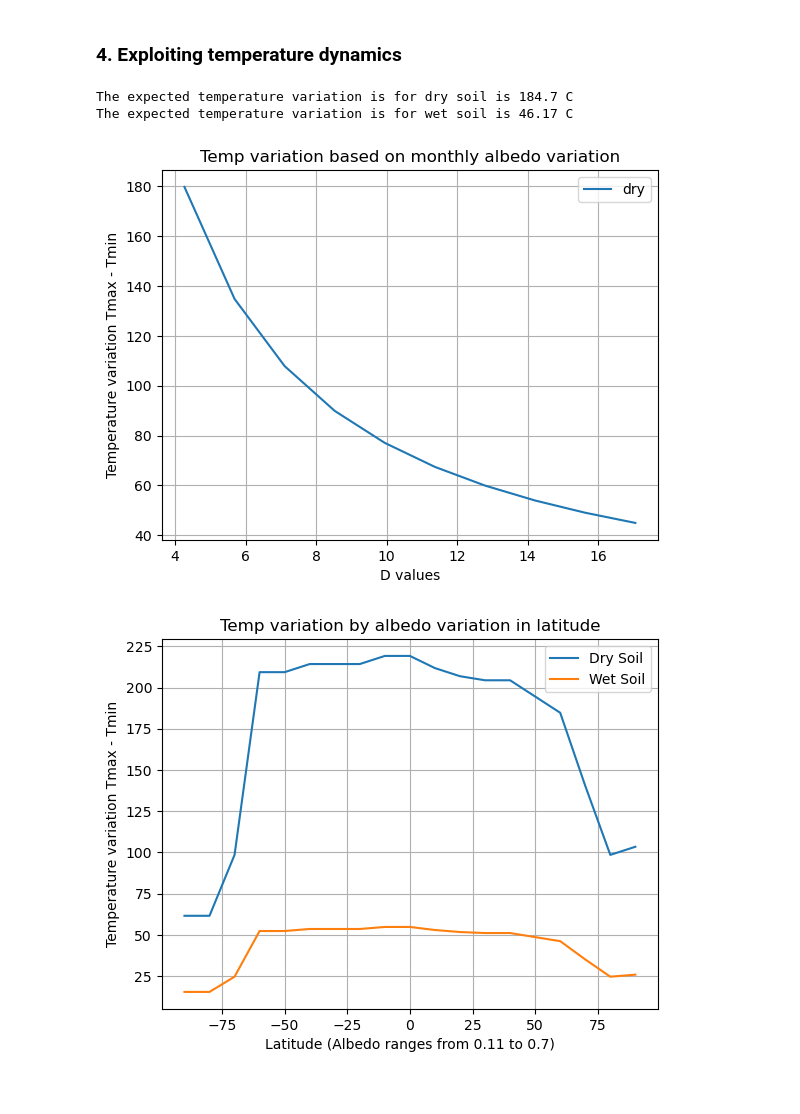
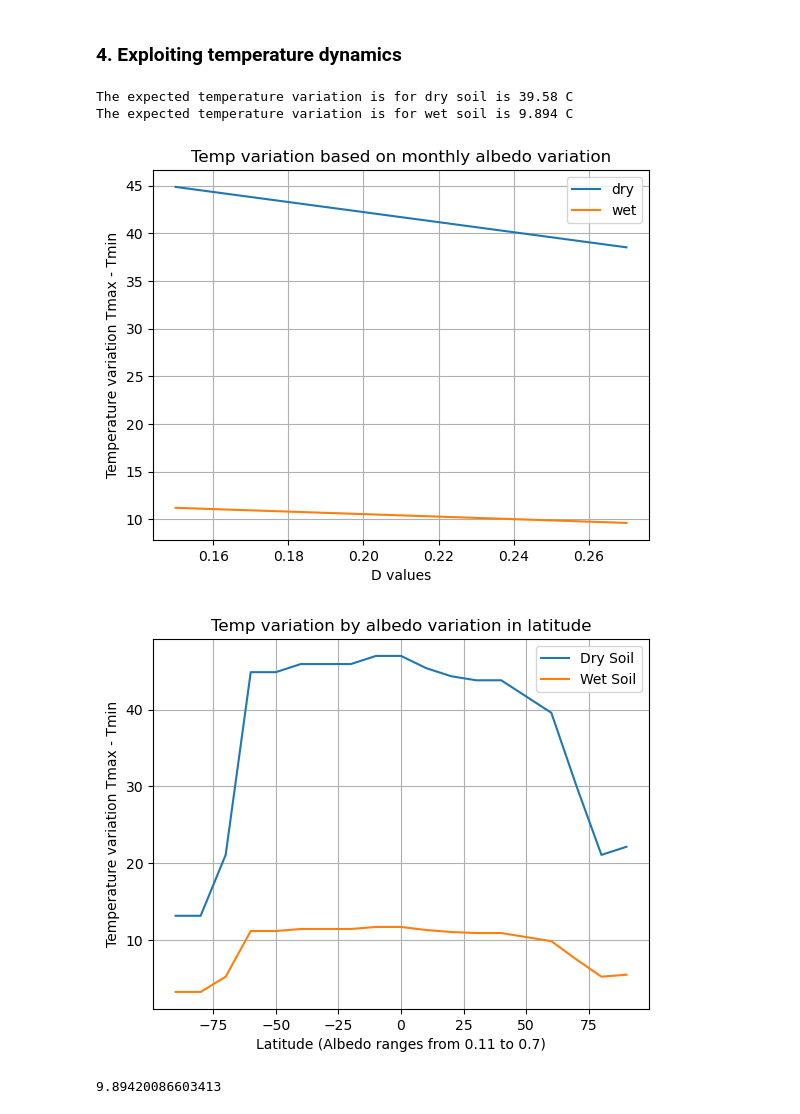
Before and after one commit to debnovalina/PPESO-Practical, a Jupyter notebook: Thermal remote sensing.ipynb, the cells around one changed output. Saved outputs shown, nothing was run; the diff lists cells and outputs as text; code cells hidden in the pictures.

```diff
--- a/Thermal remote sensing.ipynb
+++ b/Thermal remote sensing.ipynb
@@ -316,50 +316,57 @@ def Surface_temp_Price_Eq_4(dS, V, a, D):
     T_var = 2*dS*V*(1-a) / D
     return T_var
 # %%
-dS = 0.5*1400 # Amplitude of Solar variation
+dS = 0.5*300 # Amplitude of Solar variation or Net radiation values
 V = 0.75 # Atmospheric transmittance
 a = 0.25 # albedo
 
 D_dry = D_Price(P_dry) # Diurnal heat capacity
-T_var_dry = Surface_temp_Price_Eq_4(0.5*1400, 0.75, 0.25, D_dry)
+T_var_dry = Surface_temp_Price_Eq_4(dS, 0.75, 0.25, D_dry)
 print(f'The expected temperature variation is for dry soil is {T_var_dry:.4} C')
 
 D_wet = D_Price(P_wet)
-T_var_wet = Surface_temp_Price_Eq_4(0.5*1400, 0.75, 0.25, D_wet)
+T_var_wet = Surface_temp_Price_Eq_4(dS, 0.75, 0.25, D_wet)
 print(f'The expected temperature variation is for wet soil is {T_var_wet:.4} C')
 
 #print(D_dry, D_wet)
 # %% [output]
-The expected temperature variation is for dry soil is 184.7 C
-The expected temperature variation is for wet soil is 46.17 C
+The expected temperature variation is for dry soil is 39.58 C
+The expected temperature variation is for wet soil is 9.894 C
 # %%
-P = np.linspace(0.5, 2, 10)*1000
-D = D_Price(P)
+#P = np.linspace(0.5, 2, 10)*1000
 
-#a = np.arange(0.15, 0.27, 0.01)
-T_a_var_dry = Surface_temp_Price_Eq_4(0.5*1400, 0.75, 0.27, D)
-#T_a_var_wet = Surface_temp_Price_Eq_4(0.5*1400, 0.75, a, D_wet)
+P_wet = 2e3 # Joules m^-2 C^1 s^1/2
+P_dry = 0.5e3
+
+D_wet = D_Price(P_wet)
+D_dry = D_Price(P_dry)
+dS = 0.5*300
+
+a = np.linspace(0.15, 0.27, 10)
+T_a_var_dry = Surface_temp_Price_Eq_4(dS, 0.75, a, D_dry)
+T_a_var_wet = Surface_temp_Price_Eq_4(dS, 0.75, a, D_wet)
 
 plt.figure()
-plt.plot(D, T_a_var_dry, label = 'dry')
-#plt.plot(a, T_a_var_wet, label = 'wet')
+plt.plot(a, T_a_var_dry, label = 'dry')
+plt.plot(a, T_a_var_wet, label = 'wet')
 plt.xlabel('D values')
 plt.ylabel('Temperature variation Tmax - Tmin')
 plt.title('Temp variation based on monthly albedo variation')
 plt.grid()
 plt.legend()
 plt.show()
 # %% [output]
-[figure, old version]
+[figure, new version]
 # %%
 # latitude vs Albedo
+dS = 0.5*300
 
 lat = np.linspace(-90, 90, 19)
 albedo_bylat = np.array([0.75, 0.75, 0.6, 0.15, 0.15, 0.13, 0.13, 0.13, 0.11, 0.11,
                 0.14, 0.16, 0.17, 0.17, 0.21, 0.25, 0.43, 0.6, 0.58])
 
-T_a_var_dry_l = Surface_temp_Price_Eq_4(0.5*1400, 0.75, albedo_bylat, D_dry)
-T_a_var_wet_l = Surface_temp_Price_Eq_4(0.5*1400, 0.75, albedo_bylat, D_wet)
+T_a_var_dry_l = Surface_temp_Price_Eq_4(dS, 0.75, albedo_bylat, D_dry)
+T_a_var_wet_l = Surface_temp_Price_Eq_4(dS, 0.75, albedo_bylat, D_wet)
 
 plt.figure()
 plt.plot(lat, T_a_var_dry_l, label = 'Dry Soil')
@@ -371,7 +378,11 @@ plt.grid()
 plt.legend()
 plt.show()
 # %% [output]
-[figure, old version]
+[figure, new version]
+# %%
+print(T_a_var_wet)
+# %% [output]
+9.89420086603413
 # %%
 plt.figure(figsize=(12, 4))
 plt.subplot(1, 2, 1)
```
Also changed, not shown: parts of 1 cell of this notebook, 1 other file.
